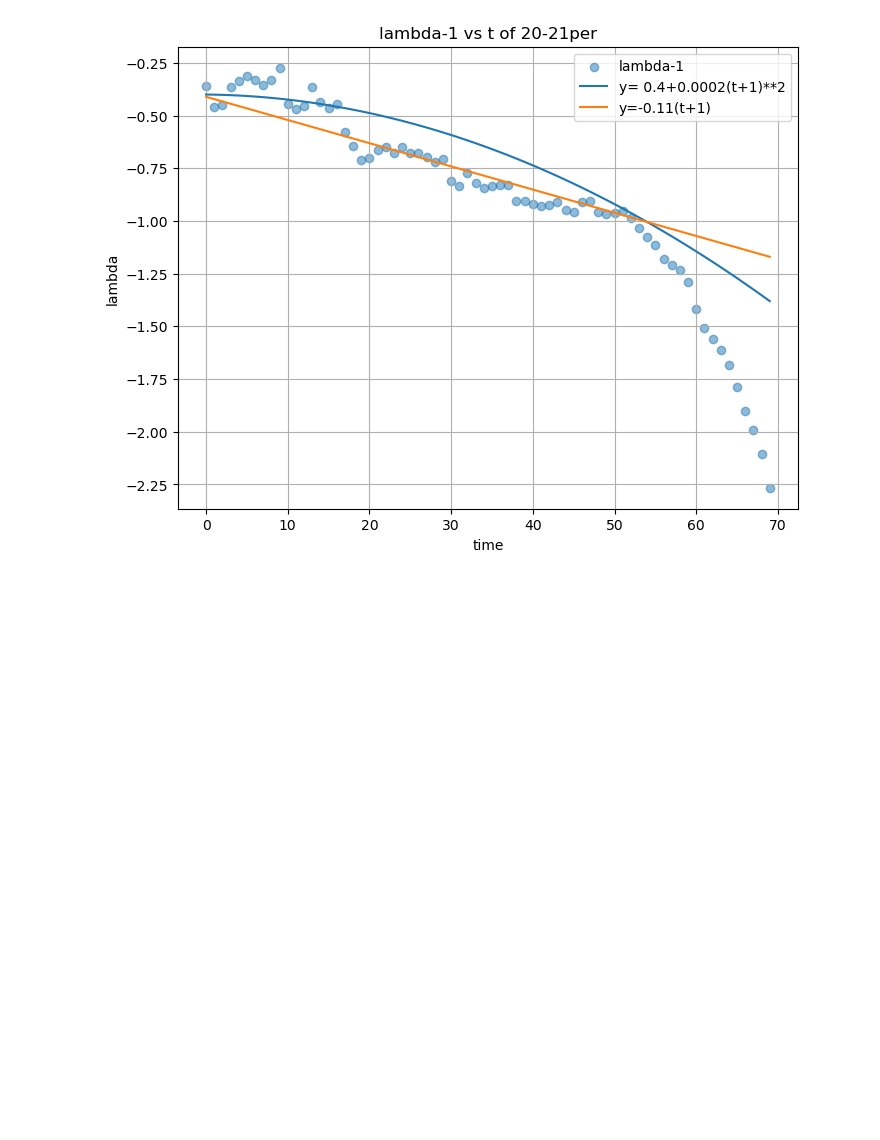
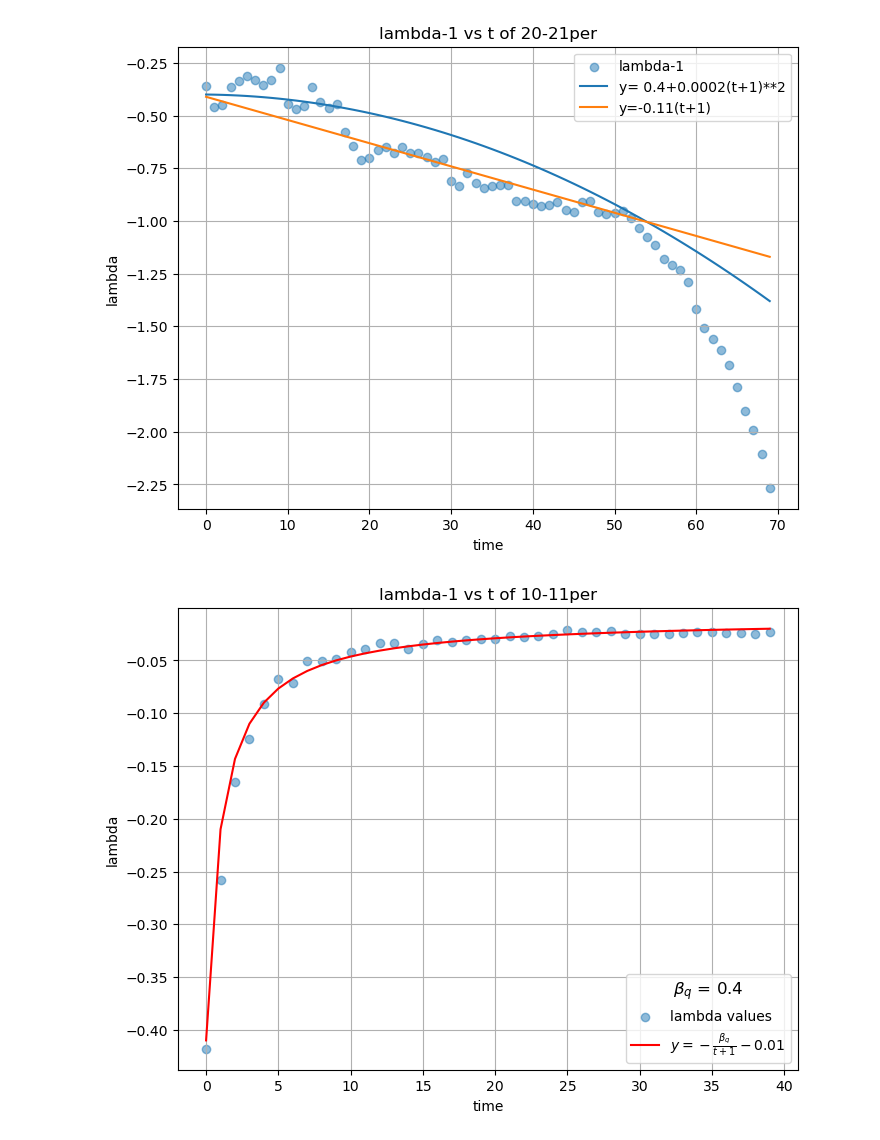
Before and after one commit to LABO-M/horserace, a Jupyter notebook: keiba17.ipynb, the cells around one changed output. Cells and saved outputs as stored; diff of their text form; code cells hidden in the pictures; blank space fills up the shorter version.

```diff
--- a/keiba17.ipynb
+++ b/keiba17.ipynb
@@ -1371,3 +1371,35 @@ plt.legend()
 plt.show()
 # %% [output]
 [figure]
+# %%
+import numpy as np
+import matplotlib.pyplot as plt
+
+plt.figure(figsize=(8, 6))
+
+t = np.arange(0, 40, 1)
+
+# lambda_list[i] のデータが必要
+for i in range(5, 6):
+    x = lambda_list[i][0:40]
+    plt.scatter(t, x, alpha=0.5, label="lambda values")
+
+# 関数のプロット
+z = 0.4 / (t + 1)+0.01
+plt.plot(t, -z, label=r"$y= -\frac{\beta_q}{t+1}-0.01$" , color="red")
+
+# 軸ラベルとタイトル
+plt.xlabel("time")
+plt.ylabel("lambda")
+plt.title("lambda-1 vs t of 10-11per")
+
+# 凡例にパラメータ情報を追加し、右下に配置
+legend = plt.legend(title=r"$\beta_q$ = 0.4", loc="lower right")
+legend.get_title().set_fontsize(12)  # 凡例タイトルのフォントサイズを調整
+
+# グリッド
+plt.grid(True)
+
+plt.show()
+# %% [output]
+[figure, added]
```
Also changed, not shown: parts of 1 cell of this notebook.
